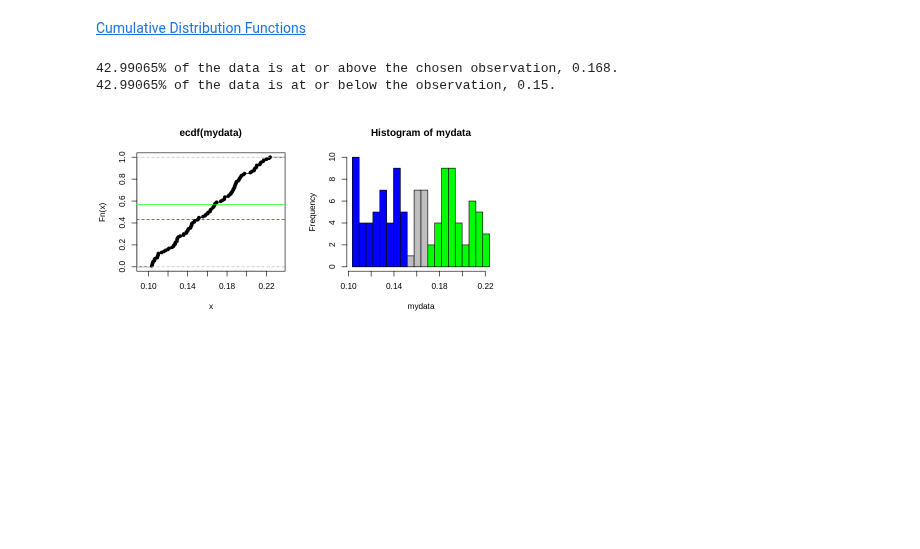
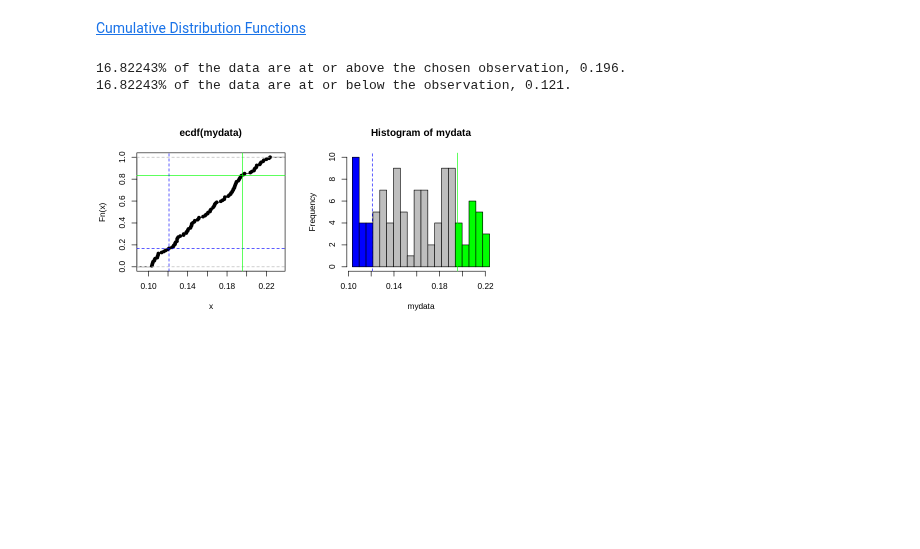
Before and after one commit to matsonah/ClarkeStatsSpring2022, a Jupyter notebook: Expected_Cumulative_Distribution.ipynb, the cells around one changed output. Cells and saved outputs as stored; diff of their text form; code cells hidden in the pictures.

```diff
--- a/Expected_Cumulative_Distribution.ipynb
+++ b/Expected_Cumulative_Distribution.ipynb
@@ -15,10 +15,14 @@ mydata = full_data$p99p100
 
 mydata = subset(mydata, !is.na(mydata))
 
+m = mean(mydata)
+s = sd(mydata)
+z = 1
+
 #### Edit here to pick an observation at random or
 #### choose one intentionally.
 obs = sample(mydata,1)
-#obs = 0.22
+obs = m+z*s
 ####
 
 #### Edit here to change the number
@@ -32,9 +36,16 @@ if (obs > median(mydata)) {
   flip = 0  }
 # %%
 ### Code Block 2
-# This block will generate two graphs.
+# Requires obs and mydata to be previously defined.
+
+mydata = subset(mydata, !is.na(mydata))
+
+if (obs > median(mydata)) {
+  flip = 1  } else {
+  flip = 0  }
+
 #### Everything here is automated assuming
-#### the code block 1 has been run.
+#### the previous code block has been run.
 
 mydata.cdf = ecdf(mydata)
 lb= min(mydata.cdf(obs), 1-mydata.cdf(obs))
@@ -42,38 +53,42 @@ size = length(mydata)
 mydata.sort = sort(mydata)
 obs.sym = mydata.sort[(1-mydata.cdf(obs))*size]
 mydata.range=max(mydata)-min(mydata)
 ub = mydata.cdf(obs.sym)
 
 hist.bds = mydata.range/hist.buckets
 
 par(mfrow=c(2,2))
 
 plot(mydata.cdf)
 abline(h=mydata.cdf(obs), col="green")
 abline(h=1-mydata.cdf(obs), lty=2, col="blue")
+abline(v=obs, col="green")
+abline(v=obs.sym, col="blue", lty=2)
 
 if(flip == 1){
   cols = c("blue", "grey", "green")} else {
   cols = c("green", "grey", "blue")}
 
 
 tabs = seq(min(mydata),max(mydata),hist.bds) ## tabs might not be in the dataset
 hist.size = length(tabs)
-hist.left = max(which(tabs < mydata.sort[lb*size]),1)
-hist.right =  hist.size - max(which(tabs < mydata.sort[(1-lb)*size]),1)
-hist.mid = hist.size - hist.left - hist.right
+hist.left = max(which(tabs <= mydata.sort[lb*size]),0)
+hist.right =  hist.size - max(which(tabs < mydata.sort[(1-lb)*size]),0)
+hist.mid = max(hist.size - hist.left - hist.right,1)-1
 col = rep(c(cols),c(hist.left, hist.mid , hist.right))
 hist(mydata, breaks=tabs, col=col)
+abline(v=obs, col="green")
+abline(v=obs.sym, col="blue", lty=2)
 
 
 
-cat(sep="",lb*100, "% of the data is at or ",
+cat(sep="",lb*100, "% of the data are at or ",
     if(flip == 1) "above" else "below",
     " the chosen observation, ", round(obs,3),".\n")
-cat(sep="",if(flip == 1) ub*100 else (1-ub)*100, "% of the data is at or ",
+cat(sep="",if(flip == 1) ub*100 else (1-ub)*100, "% of the data are at or ",
     if(flip == 1) "below" else "above",
     " the observation, ", round(obs.sym,3),".\n")
 # %% [output]
-42.99065% of the data is at or above the chosen observation, 0.168.
-42.99065% of the data is at or below the observation, 0.15.
+16.82243% of the data are at or above the chosen observation, 0.196.
+16.82243% of the data are at or below the observation, 0.121.
-[figure, old version]
+[figure, new version]
```
Also changed, not shown: parts of 5 cells of this notebook.
